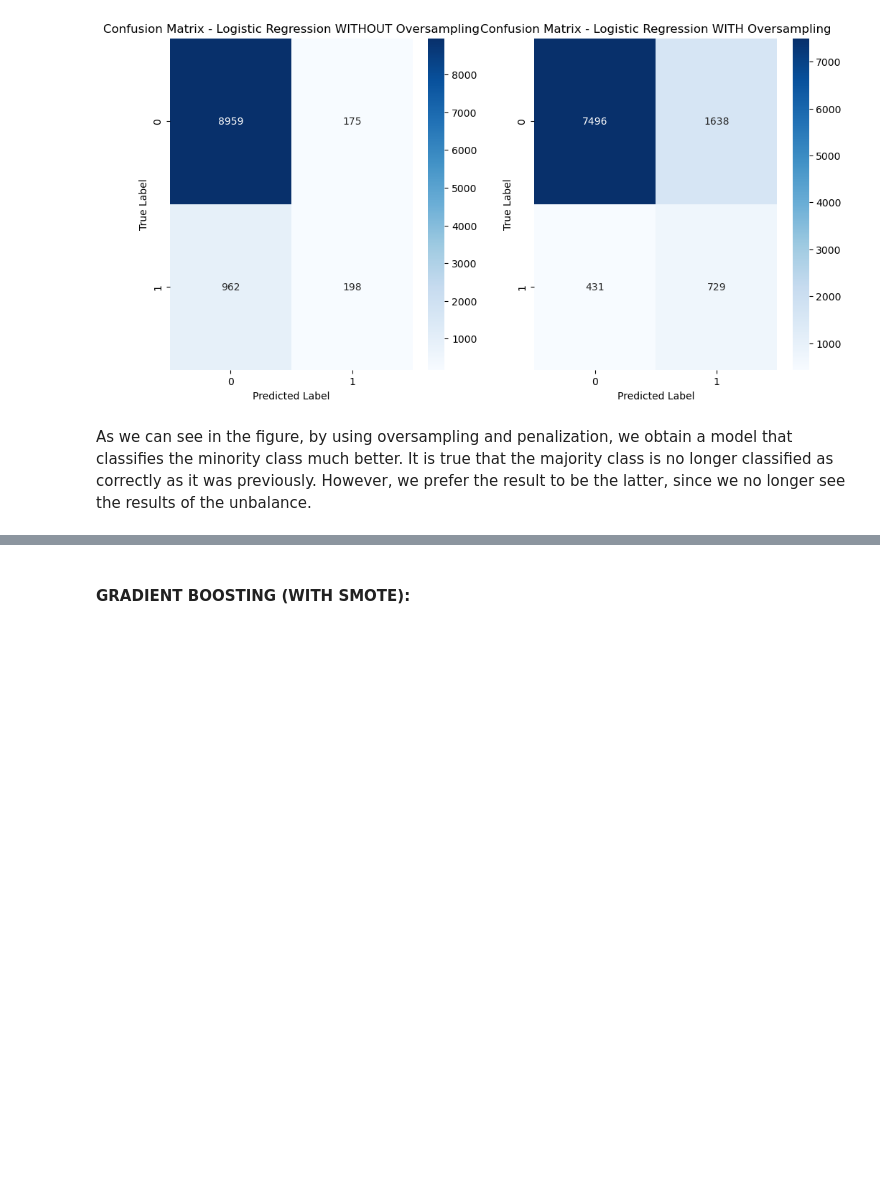
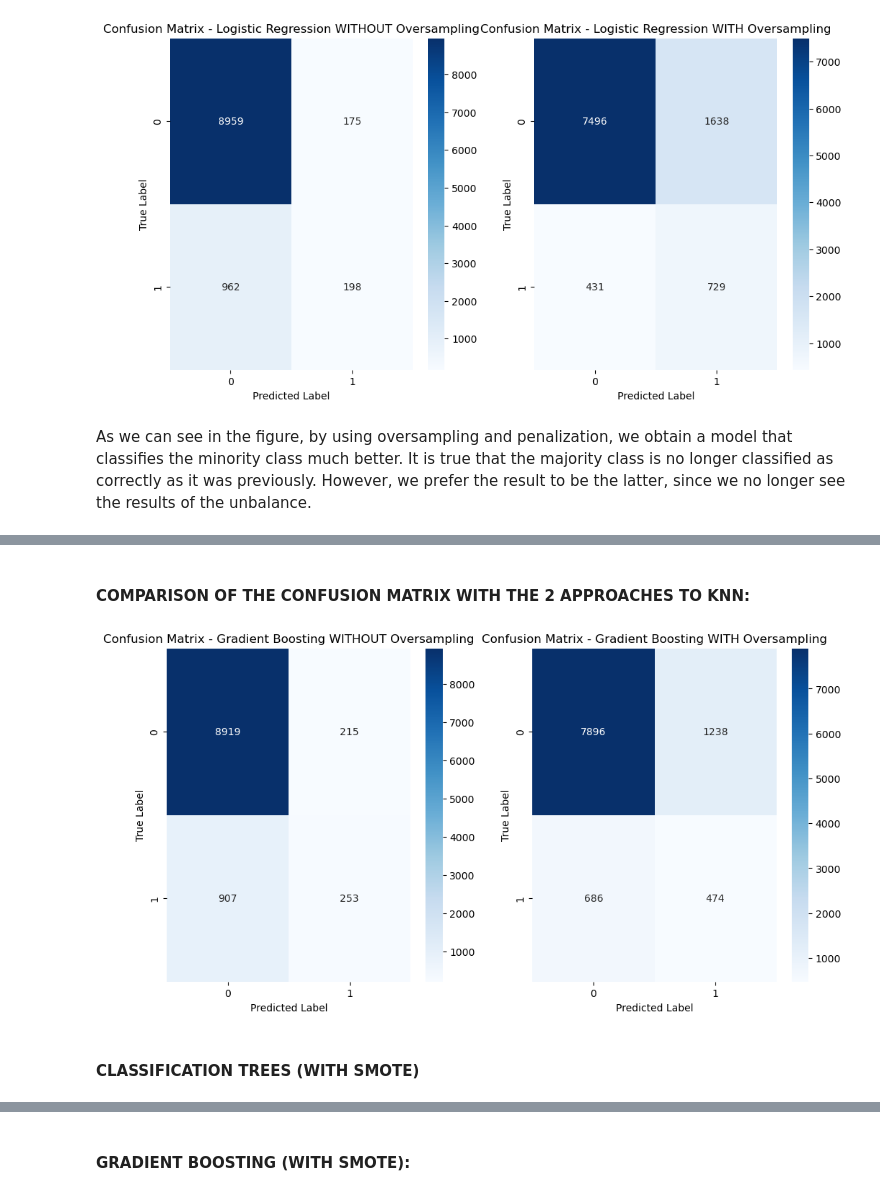
Before and after one commit to carmenmarcos00/ml_anonymization, a Jupyter notebook: ml_models/bank_models/bank_no_anonym.ipynb, the cells around one changed output, grey strips where cells are left out. Drawn from its saved outputs; the diff is of its cells as text; code cells hidden in the pictures; blank space fills up the shorter version.

```diff
--- a/ml_models/bank_models/bank_no_anonym.ipynb
+++ b/ml_models/bank_models/bank_no_anonym.ipynb
@@ -1053,0 +1122,26 @@ As we can see in the figure, by using oversampling and penalization, we obtain a
+# %% [markdown]
+#### COMPARISON OF THE CONFUSION MATRIX WITH THE 2 APPROACHES TO KNN:
+# %%
+import matplotlib.pyplot as plt
+import seaborn as sns
+
+# Visualize confusion matrix - Primera vez
+fig, axes = plt.subplots(1, 2, figsize=(12, 6))
+
+# Gráfica 1
+sns.heatmap(cm_knn, annot=True, fmt='d', cmap='Blues', ax=axes[0])
+axes[0].set_title('Confusion Matrix - Gradient Boosting WITHOUT Oversampling')
+axes[0].set_xlabel('Predicted Label')
+axes[0].set_ylabel('True Label')
+
+# Gráfica 2
+sns.heatmap(cm_knn_os, annot=True, fmt='d', cmap='Blues', ax=axes[1])
+axes[1].set_title('Confusion Matrix - Gradient Boosting WITH Oversampling')
+axes[1].set_xlabel('Predicted Label')
+axes[1].set_ylabel('True Label')
+
+plt.show()
+# %% [output]
+[figure, added]
+# %% [markdown]
+#### CLASSIFICATION TREES (WITH SMOTE)
```
Also changed, not shown: parts of 29 cells of this notebook.
